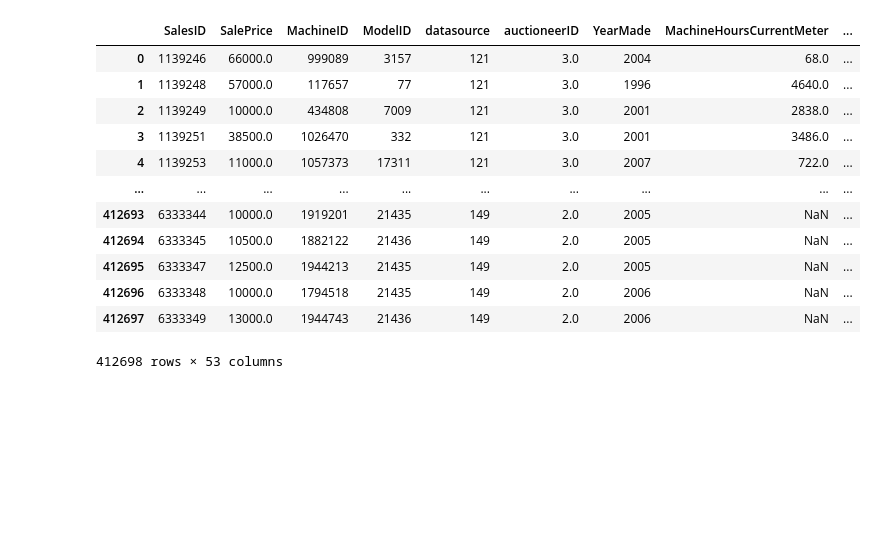
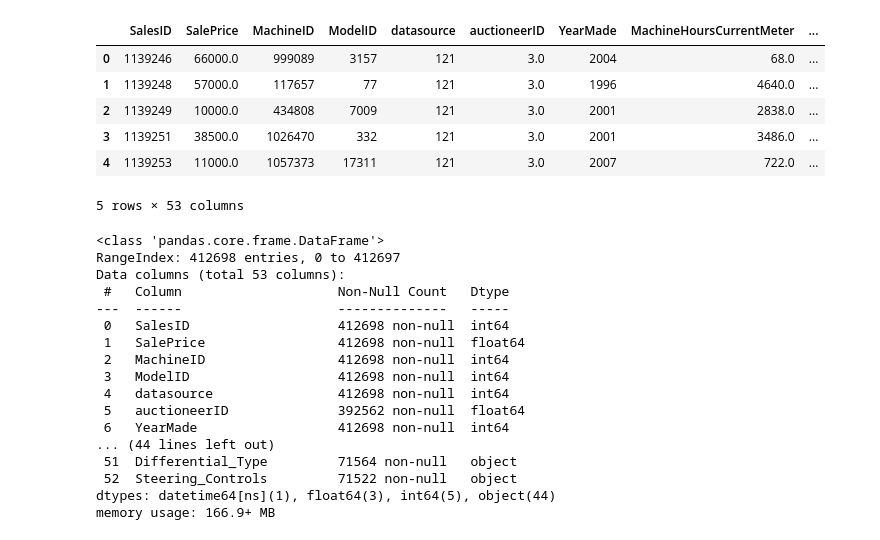
Before and after one commit to katarinagresova/M7DataSP_2020, a Jupyter notebook: assignment_10/blue_book_for_bulldozers.ipynb, the cells around one changed output. Saved outputs shown, nothing was run; the diff lists cells and outputs as text; code cells hidden in the pictures; blank space fills up the shorter version.

Commit message:
preprocessing and regression tree base model

```diff
--- a/assignment_10/blue_book_for_bulldozers.ipynb
+++ b/assignment_10/blue_book_for_bulldozers.ipynb
@@ -16,18 +13,12 @@ from sklearn.metrics import f1_score, precision_score, recall_score
 # %%
-df = pd.read_csv("F:\Data\TrainAndValid.csv")
+df = pd.read_csv("F:\Data\TrainAndValid.csv", parse_dates=['saledate'], low_memory = False)
 # %%
-df # @katarinagresova
+df.head()
 # %% [output]
 |  | SalesID | SalePrice | MachineID | ModelID | datasource | auctioneerID | YearMade | MachineHoursCurrentMeter | ... |
 | 0 | 1139246 | 66000.0 | 999089 | 3157 | 121 | 3.0 | 2004 | 68.0 | ... |
 | 1 | 1139248 | 57000.0 | 117657 | 77 | 121 | 3.0 | 1996 | 4640.0 | ... |
 | 2 | 1139249 | 10000.0 | 434808 | 7009 | 121 | 3.0 | 2001 | 2838.0 | ... |
 | 3 | 1139251 | 38500.0 | 1026470 | 332 | 121 | 3.0 | 2001 | 3486.0 | ... |
 | 4 | 1139253 | 11000.0 | 1057373 | 17311 | 121 | 3.0 | 2007 | 722.0 | ... |
-| ... | ... | ... | ... | ... | ... | ... | ... | ... | ... |
-| 412693 | 6333344 | 10000.0 | 1919201 | 21435 | 149 | 2.0 | 2005 | NaN | ... |
-| 412694 | 6333345 | 10500.0 | 1882122 | 21436 | 149 | 2.0 | 2005 | NaN | ... |
-| 412695 | 6333347 | 12500.0 | 1944213 | 21435 | 149 | 2.0 | 2005 | NaN | ... |
-| 412696 | 6333348 | 10000.0 | 1794518 | 21435 | 149 | 2.0 | 2006 | NaN | ... |
-| 412697 | 6333349 | 13000.0 | 1944743 | 21436 | 149 | 2.0 | 2006 | NaN | ... |
-412698 rows × 53 columns
+5 rows × 53 columns
@@ -37,0 +25,20 @@ test = 5
+# %%
+df.info()
+# %% [output]
+<class 'pandas.core.frame.DataFrame'>
+RangeIndex: 412698 entries, 0 to 412697
+Data columns (total 53 columns):
+ #   Column                    Non-Null Count   Dtype
+---  ------                    --------------   -----
+ 0   SalesID                   412698 non-null  int64
+ 1   SalePrice                 412698 non-null  float64
+ 2   MachineID                 412698 non-null  int64
+ 3   ModelID                   412698 non-null  int64
+ 4   datasource                412698 non-null  int64
+ 5   auctioneerID              392562 non-null  float64
+ 6   YearMade                  412698 non-null  int64
+... (44 lines left out)
+ 51  Differential_Type         71564 non-null   object
+ 52  Steering_Controls         71522 non-null   object
+dtypes: datetime64[ns](1), float64(3), int64(5), object(44)
+memory usage: 166.9+ MB
```
Also changed, not shown: parts of 22 cells of this notebook.
